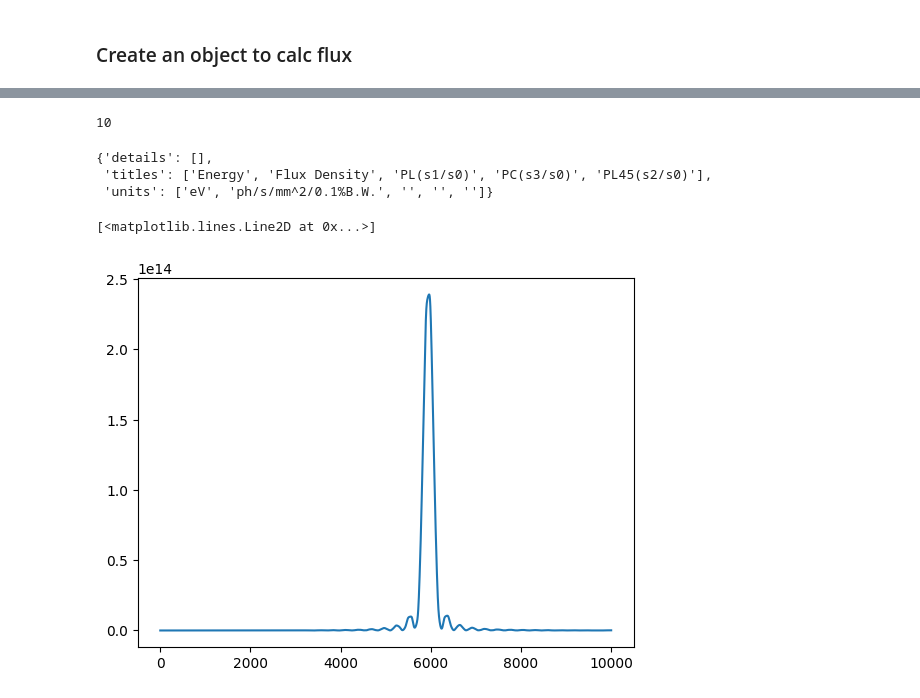
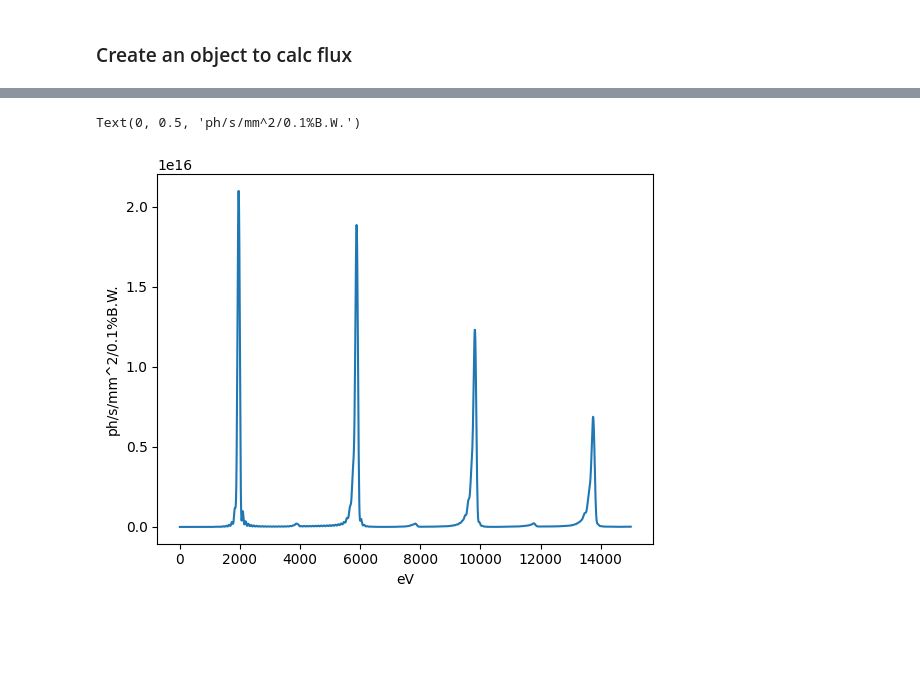
Before and after one commit to lnls-ids/spectrainterface, a Jupyter notebook: tutorial_spectra_interface.ipynb, the cells around one changed output, grey strips where cells are left out. Saved outputs shown, nothing was run; the diff lists cells and outputs as text; code cells hidden in the pictures; blank space fills up the shorter version.

Commit message:
flux calculation working

```diff
--- a/tutorial_spectra_interface.ipynb
+++ b/tutorial_spectra_interface.ipynb
@@ -23,15 +42,17 @@ plt.plot(rz, by)
 # %%
 spectra = SpectraInterface()
 
-spectra.accelerator.set_high_beta_section()
+spectra.accelerator.set_low_beta_section()
 
 #  Select source defined by user
 spectra.calc_flux.source_type = spectra.calc_flux.CalcConfigs.SourceType.user_defined
 
 spectra.calc_flux.field = field
 spectra.calc_flux.indep_var = spectra.calc_flux.CalcConfigs.Variable.energy
-spectra.calc_flux.energy_range = [1, 10000]
-spectra.calc_flux.energy_step = 1
+spectra.calc_flux.energy_range = [1, 15000]
+spectra.calc_flux.energy_step = 10
+spectra.calc_flux.observation_position = [0, 0]
 
 # Set configuration
 spectra.calc_flux.set_config()
+spectra.calc_flux.run_calculation()
@@ -38,2 +60,0 @@ spectra.calc_flux.set_config()
-# %%
-result = spectra.calc_flux.run_calculation()
@@ -43,4 +60,0 @@ Calculation Status:
-# %%
-spectra.calc_flux._input_template['Configurations']['Distance from the Source (m)']
-# %% [output]
-10
@@ -50,12 +61,7 @@ variables = np.array(result.GetData()['variables'])
-# %%
-captions = result.GetCaptions()
-captions
-# %% [output]
-{'details': [],
- 'titles': ['Energy', 'Flux Density', 'PL(s1/s0)', 'PC(s3/s0)', 'PL45(s2/s0)'],
- 'units': ['eV', 'ph/s/mm^2/0.1%B.W.', '', '', '']}
-# %%
-plt.plot(variables[0, :], data[0, :])
-# %% [output]
-[<matplotlib.lines.Line2D at 0x...>]
-[figure, removed]
+# %%
+plt.plot(spectra.calc_flux.output_variables[0, :], spectra.calc_flux.output_data[0, :])
+plt.xlabel(spectra.calc_flux.output_captions['units'][0])
+plt.ylabel(spectra.calc_flux.output_captions['units'][1])
+# %% [output]
+Text(0, 0.5, 'ph/s/mm^2/0.1%B.W.')
+[figure, added]
```
Also changed, not shown: parts of 7 cells of this notebook, 4 other files.
